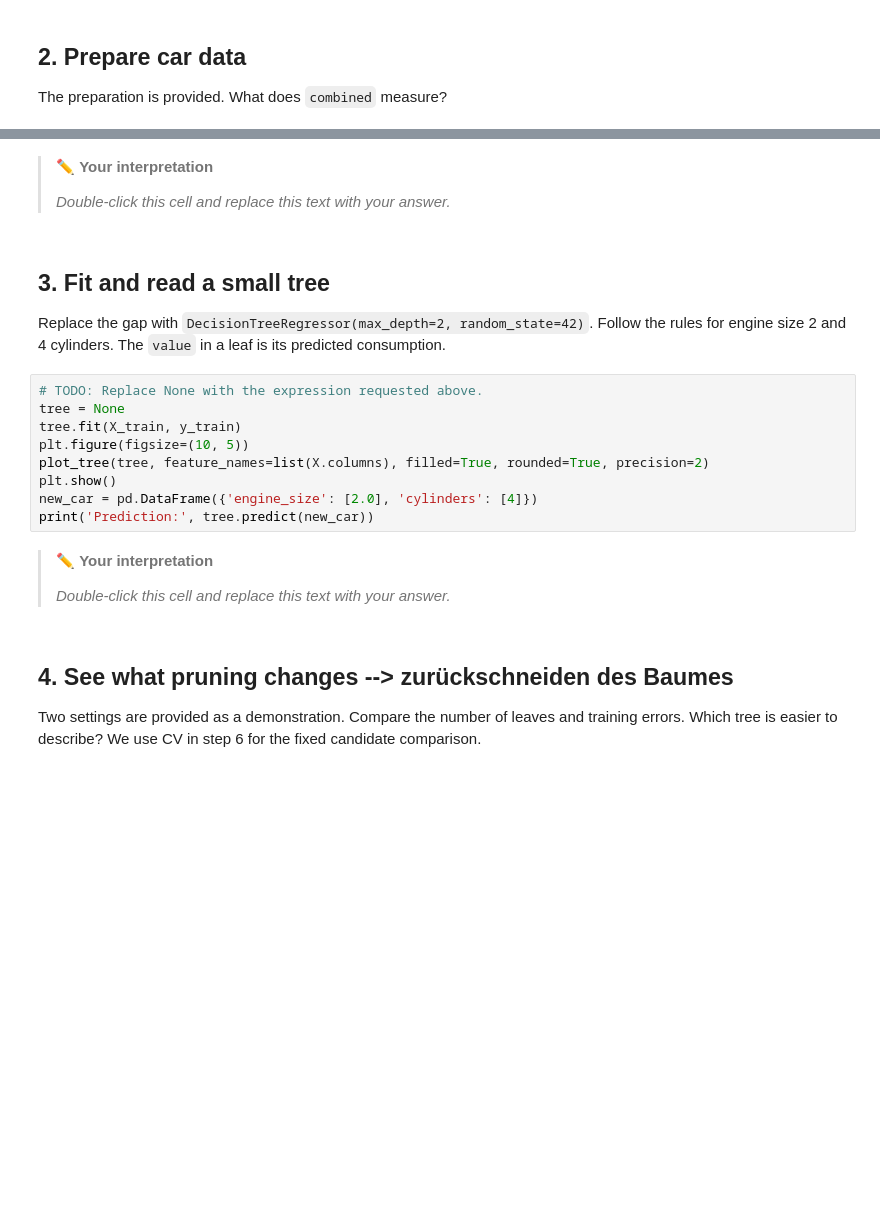
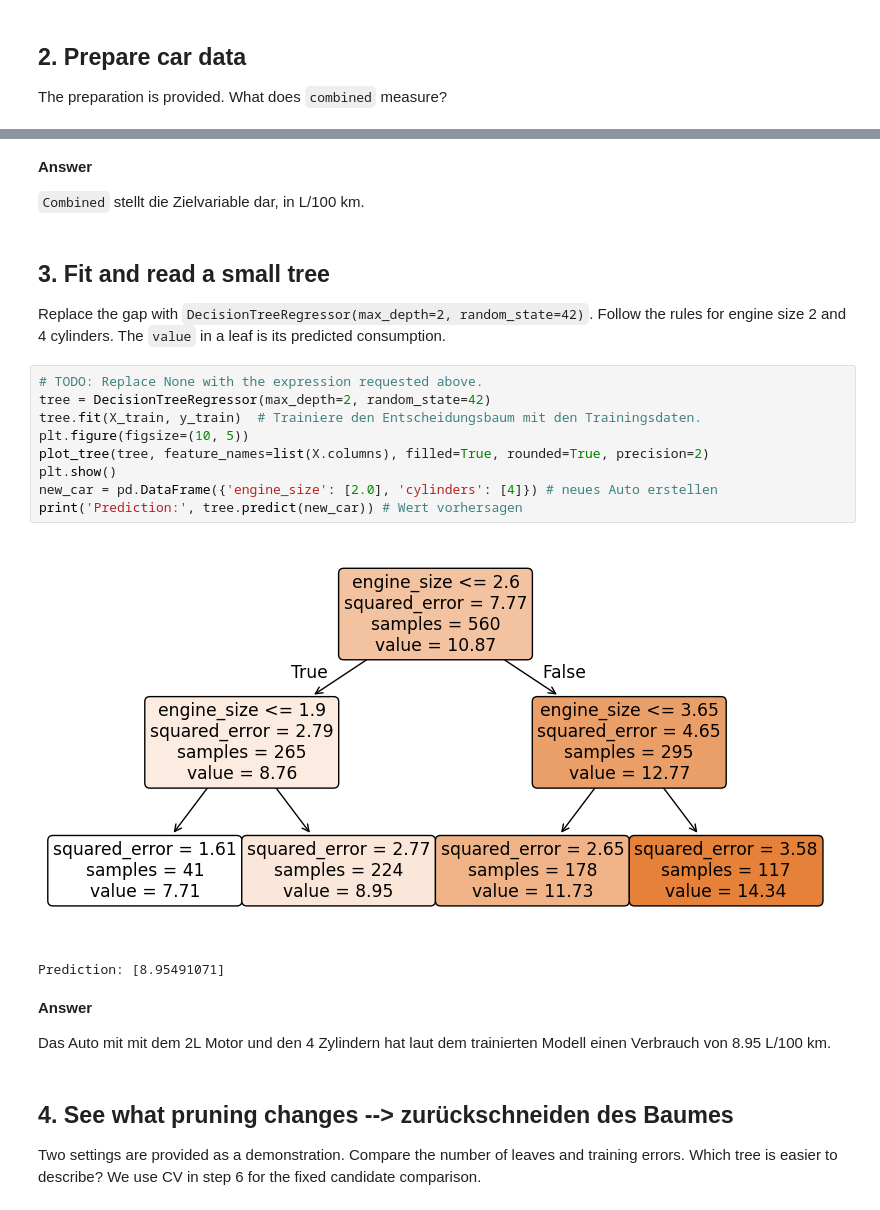
Before and after one commit to simonschmid30/python_machine_learning_basics, a Jupyter notebook: 03_Regression_Trees_Ensembles/regression_trees_ensembles_exercise.ipynb, the cells around one changed output, grey strips where cells are left out. Saved outputs shown, nothing was run; the diff lists cells and outputs as text; blank space fills up the shorter version.

```diff
--- a/03_Regression_Trees_Ensembles/regression_trees_ensembles_exercise.ipynb
+++ b/03_Regression_Trees_Ensembles/regression_trees_ensembles_exercise.ipynb
@@ -55,24 +68,27 @@ print('Training rows:', len(X_train), 'Test rows:', len(X_test))
 # %% [markdown]
-> ✏️ **Your interpretation**
->
-> *Double-click this cell and replace this text with your answer.*
+**Answer**
+
+`Combined` stellt die Zielvariable dar, in L/100 km.
 # %% [markdown]
 ## 3. Fit and read a small tree
 
 Replace the gap with `DecisionTreeRegressor(max_depth=2, random_state=42)`. Follow the rules for engine size 2 and 4 cylinders. The `value` in a leaf is its predicted consumption.
 # %%
 # TODO: Replace None with the expression requested above.
-tree = None
-tree.fit(X_train, y_train)
+tree = DecisionTreeRegressor(max_depth=2, random_state=42)
+tree.fit(X_train, y_train)  # Trainiere den Entscheidungsbaum mit den Trainingsdaten.
 plt.figure(figsize=(10, 5))
 plot_tree(tree, feature_names=list(X.columns), filled=True, rounded=True, precision=2)
 plt.show()
-new_car = pd.DataFrame({'engine_size': [2.0], 'cylinders': [4]})
-print('Prediction:', tree.predict(new_car))
+new_car = pd.DataFrame({'engine_size': [2.0], 'cylinders': [4]}) # neues Auto erstellen
+print('Prediction:', tree.predict(new_car)) # Wert vorhersagen
+# %% [output]
+[figure, added]
+Prediction: [8.95491071]
 # %% [markdown]
-> ✏️ **Your interpretation**
->
-> *Double-click this cell and replace this text with your answer.*
+**Answer**
+
+Das Auto mit mit dem 2L Motor und den 4 Zylindern hat laut dem trainierten Modell einen Verbrauch von 8.95 L/100 km.
 # %% [markdown]
 ## 4. See what pruning changes --> zurückschneiden des Baumes
 
```
Also changed, not shown: parts of 12 cells of this notebook, 8 other files.
